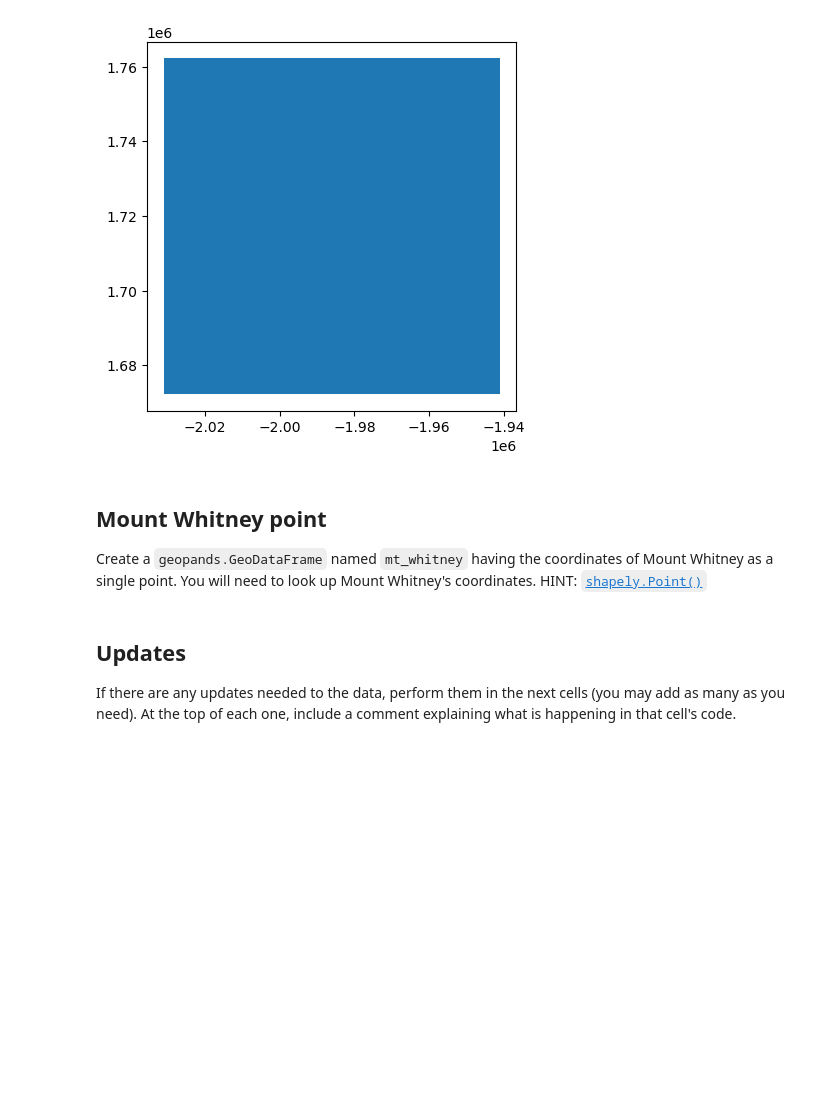
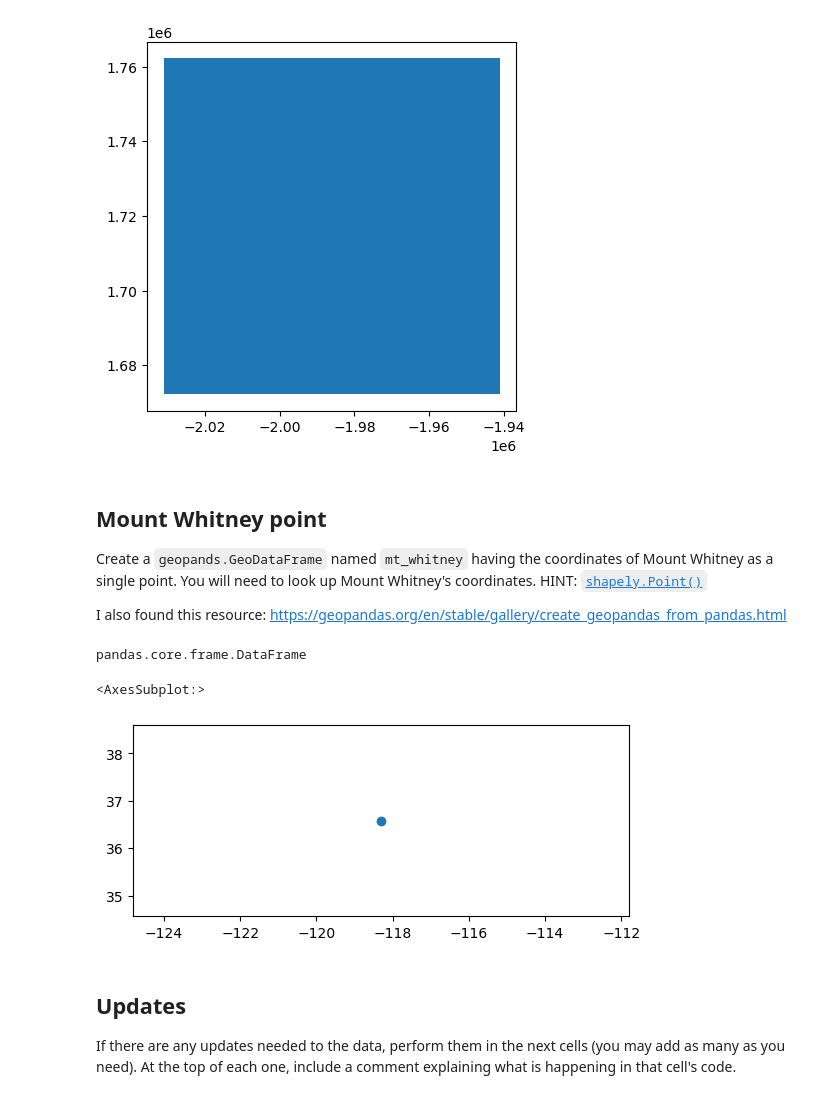
Before and after one commit to cnordheim-maestas/eds-220-hwk4, a Jupyter notebook: hwk4-task1-whitney-map.ipynb, the cells around one changed output. Cells and saved outputs as stored; diff of their text form; code cells hidden in the pictures; blank space fills up the shorter version.

```diff
--- a/hwk4-task1-whitney-map.ipynb
+++ b/hwk4-task1-whitney-map.ipynb
@@ -162,5 +162,22 @@ bbox.plot()
 # %% [markdown]
 ## Mount Whitney point
 Create a `geopands.GeoDataFrame` named `mt_whitney` having the coordinates of Mount Whitney as a single point. You will need to look up Mount Whitney's coordinates. HINT: [`shapely.Point()`](https://shapely.readthedocs.io/en/stable/reference/shapely.Point.html)
+
+I also found this resource: https://geopandas.org/en/stable/gallery/create_geopandas_from_pandas.html
 # %%
-# your code here
+# Coordinates: 36.578756, -118.292377
+# Source: pinned on Google Maps, got those coordinates
+# Stack exchange article that helped me determine the crs:
+# https://gis.stackexchange.com/questions/327033/finding-the-right-crs-for-google-map-coordinates
+
+coords = pd.DataFrame(
+    {
+        "latitude": [36.578756],
+        "longitude": [-118.292377],
+    }
+)
+
+coords.head()
+type(coords)
+# %% [output]
+pandas.core.frame.DataFrame
@@ -167,3 +192,8 @@ Create a `geopands.GeoDataFrame` named `mt_whitney` having the coordinates of Mo
+# %%
+mount.plot()
+# %% [output]
+<AxesSubplot:>
+[figure, added]
 # %% [markdown]
 ## Updates
 If there are any updates needed to the data, perform them in the next cells (you may add as many as you need).
```
Also changed, not shown: parts of 3 cells of this notebook.
